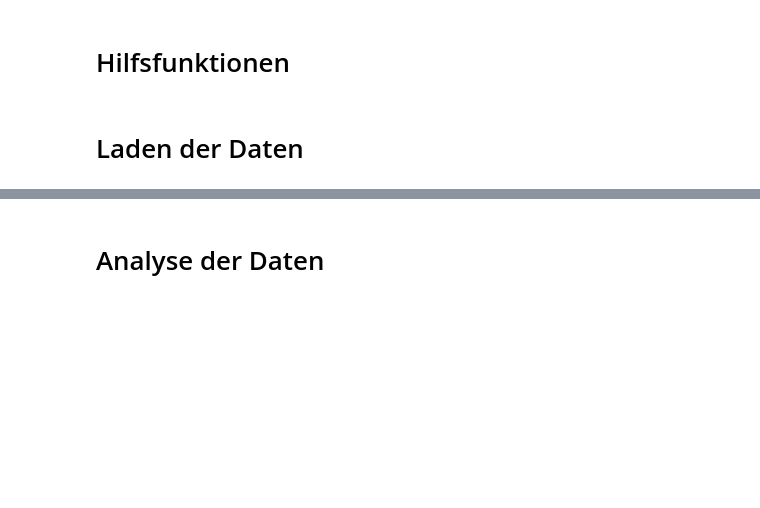
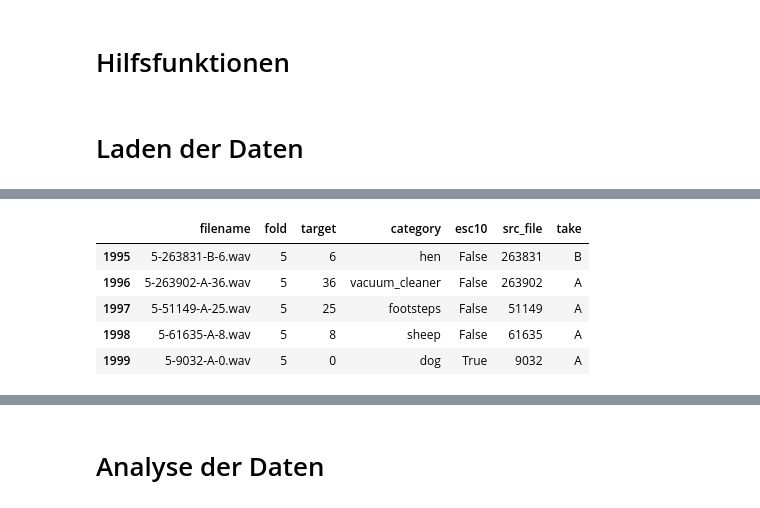
Before and after one commit to ditomax/mlwifianwender, a Jupyter notebook: 06 Anwendungsbeispiel Importing audio data plus classification.ipynb, the cells around one changed output, grey strips where cells are left out. Saved outputs shown, nothing was run; the diff lists cells and outputs as text; code cells hidden in the pictures; blank space fills up the shorter version.

```diff
--- a/06 Anwendungsbeispiel Importing audio data plus classification.ipynb
+++ b/06 Anwendungsbeispiel Importing audio data plus classification.ipynb
@@ -156,3 +187,12 @@ df.head()
+# %%
+df.tail()
+# %% [output]
+|  | filename | fold | target | category | esc10 | src_file | take |
+| 1995 | 5-263831-B-6.wav | 5 | 6 | hen | False | 263831 | B |
+| 1996 | 5-263902-A-36.wav | 5 | 36 | vacuum_cleaner | False | 263902 | A |
+| 1997 | 5-51149-A-25.wav | 5 | 25 | footsteps | False | 51149 | A |
+| 1998 | 5-61635-A-8.wav | 5 | 8 | sheep | False | 61635 | A |
+| 1999 | 5-9032-A-0.wav | 5 | 0 | dog | True | 9032 | A |
 # %%
 #
 # Sammeln der Klasseninformation
```
Also changed, not shown: parts of 34 cells of this notebook, 15 other files.
